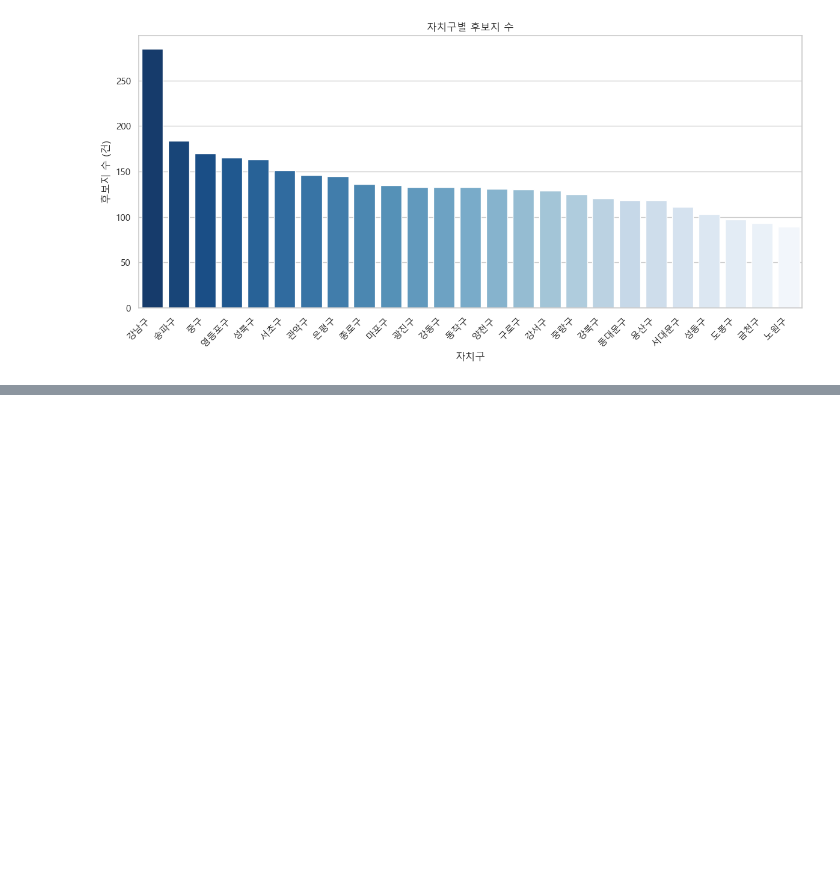
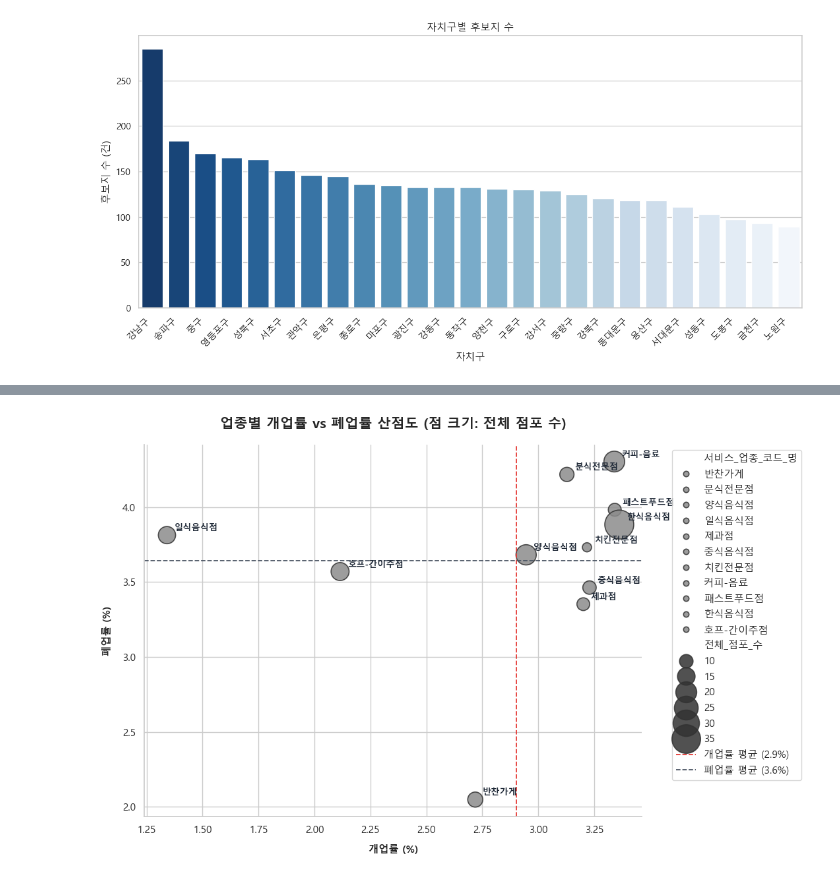
Before and after one commit to dong279/Seoul_Startup_Scout, a Jupyter notebook: notebooks/analysis.ipynb, the cells around one changed output, grey strips where cells are left out. Drawn from its saved outputs; the diff is of its cells as text; code cells hidden in the pictures; blank space fills up the shorter version.

```diff
--- a/notebooks/analysis.ipynb
+++ b/notebooks/analysis.ipynb
@@ -559,0 +583,99 @@ Passing `palette` without assigning `hue` is deprecated and will be removed in v
+# %%
+# [그래프] 업종별 개업률 vs 폐업률 산점도 (11개 화이트리스트 업종 기준)
+import matplotlib.pyplot as plt
+import pandas as pd
+import seaborn as sns
+
+# 1. 화이트리스트 업종 필터링
+whitelist_df = pd.read_csv('config/업종_whitelist.csv')
+whitelist_industries = whitelist_df.iloc[:, 0].unique()
+
+filtered_master = master[
+    master['서비스_업종_코드_명'].isin(whitelist_industries)
+]
+
+# 2. 업종별 개업률, 폐업률, 전체 점포 수 집계 (평균 기준)
+industry_scatter = (
+    filtered_master.groupby('서비스_업종_코드_명')[
+        ['개업_율', '폐업_률', '전체_점포_수']
+    ]
+    .mean()
+    .reset_index()
+)
+
+# 3. 기준선(전체 업종 평균값) 산출
+x_mean = industry_scatter['개업_율'].mean()
+y_mean = industry_scatter['폐업_률'].mean()
+
+# 4. 시각화
+fig, ax = plt.subplots(figsize=(11, 7))
+
+# 안전한 색상 팔레트 지정
+palette_colors = (
+    viz.palette(whitelist_industries)
+    if callable(getattr(viz, 'palette', None))
+    else sns.color_palette('tab10', len(whitelist_industries))
+)
+
+sns.scatterplot(
+    data=industry_scatter,
+    x='개업_율',
+    y='폐업_률',
+    hue='서비스_업종_코드_명',
+    size='전체_점포_수',
+    sizes=(100, 1000),
+    palette=palette_colors,
+    alpha=0.85,
+    edgecolor='#333333',
+    linewidth=1.2,
+    ax=ax,
+)
+
+# 업종별 텍스트 라벨 추가 (점 위치 옆에 이름 표시)
+for _, row in industry_scatter.iterrows():
+    ax.annotate(
+        row['서비스_업종_코드_명'],
+        (row['개업_율'], row['폐업_률']),
+        textcoords='offset points',
+        xytext=(8, 5),
+        fontsize=9.5,
+        fontweight='bold',
+        color='#1F2937',
+    )
+
+# 5. 사분면 기준선 추가 (평균선)
+ax.axvline(
+    x=x_mean,
+    color='#E53935',
+    linestyle='--',
+    linewidth=1.3,
+    label=f'개업률 평균 ({x_mean:.1f}%)',
+)
+ax.axhline(
+    y=y_mean,
+    color='#4B5563',
+    linestyle='--',
+    linewidth=1.3,
+    label=f'폐업률 평균 ({y_mean:.1f}%)',
+)
+
+# 6. 디자인 및 레이아웃 설정
+ax.set_title(
+    '업종별 개업률 vs 폐업률 산점도 (점 크기: 전체 점포 수)',
+    fontsize=15,
+    fontweight='bold',
+    pad=18,
+)
+ax.set_xlabel('개업률 (%)', fontsize=11, fontweight='bold', labelpad=10)
+ax.set_ylabel('폐업률 (%)', fontsize=11, fontweight='bold', labelpad=10)
+
+# 범례 위치 조정
+ax.legend(bbox_to_anchor=(1.05, 1), loc='upper left', frameon=True)
+
+sns.despine(top=True, right=True)
+plt.tight_layout()
+
+viz.save(fig, '07_업종별_개폐업률_산점도')
+plt.show()
+# %% [output]
+[figure, added]
```
Also changed, not shown: parts of 4 cells of this notebook.
